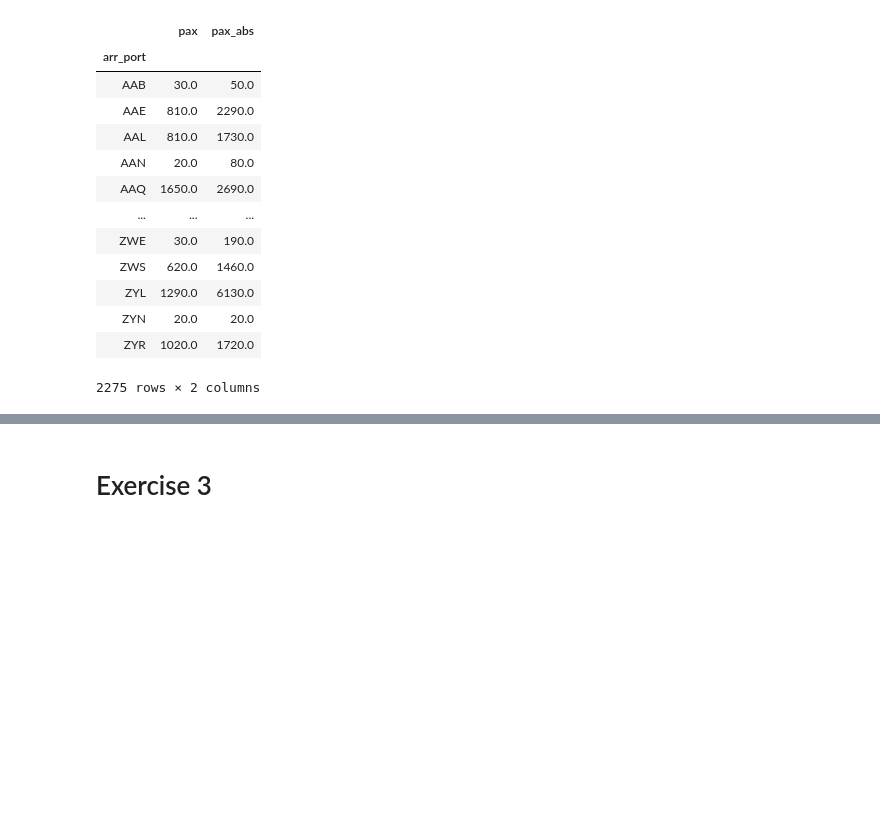
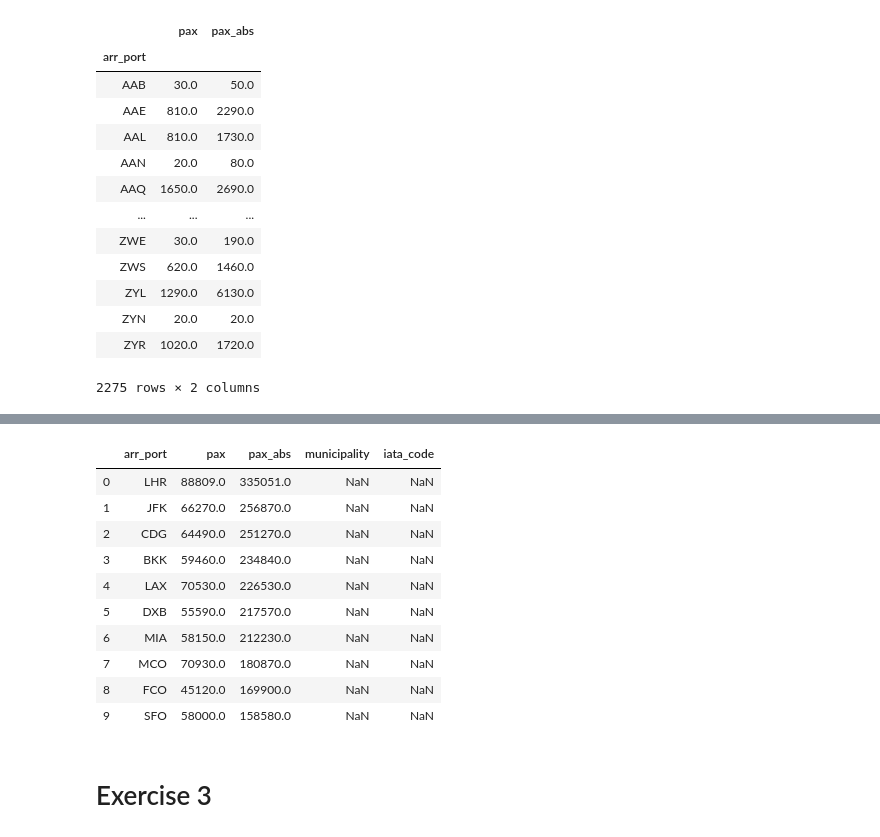
Before and after one commit to daniel-isidro/amadeus_challenge, a Jupyter notebook: amadeus_challenge.ipynb, the cells around one changed output, grey strips where cells are left out. Cells and saved outputs as stored; diff of their text form; code cells hidden in the pictures; blank space fills up the shorter version.

Commit message:
Trying bonus exercise 2: match codes with city names

```diff
--- a/amadeus_challenge.ipynb
+++ b/amadeus_challenge.ipynb
@@ -282,7 +284,7 @@ df_bookings.groupby('arr_port').sum()
 # %%
 ### SOLUTION OF EXERCISE 2
 
-df_most_booked = df_bookings.groupby('arr_port').sum().sort_values(by='pax_abs', ascending=False).head(10)['pax_abs']
+df_most_booked = df_bookings.groupby('arr_port').sum().sort_values(by='pax_abs', ascending=False).head(10)
 # %%
 df_most_booked
 # %% [output]
@@ -300,0 +303,2 @@ Name: pax_abs, dtype: float64
+# %%
+df_most_booked.reset_index(level=0, inplace=True)
@@ -300,0 +319,3 @@ Name: pax_abs, dtype: float64
+# %%
+# Bonus: Matching airport codes with cities stores in CSV file
+df_codes = pd.read_csv('airport-codes.csv', usecols=['iata_code', 'municipality'])
@@ -301,3 +338,18 @@ Name: pax_abs, dtype: float64
+# %%
+results = df_most_booked.merge(df_codes,left_on='arr_port', right_on='iata_code', how='left')
+results
+# %% [output]
+|  | arr_port | pax | pax_abs | municipality | iata_code |
+| 0 | LHR | 88809.0 | 335051.0 | NaN | NaN |
+| 1 | JFK | 66270.0 | 256870.0 | NaN | NaN |
+| 2 | CDG | 64490.0 | 251270.0 | NaN | NaN |
+| 3 | BKK | 59460.0 | 234840.0 | NaN | NaN |
+| 4 | LAX | 70530.0 | 226530.0 | NaN | NaN |
+| 5 | DXB | 55590.0 | 217570.0 | NaN | NaN |
+| 6 | MIA | 58150.0 | 212230.0 | NaN | NaN |
+| 7 | MCO | 70930.0 | 180870.0 | NaN | NaN |
+| 8 | FCO | 45120.0 | 169900.0 | NaN | NaN |
+| 9 | SFO | 58000.0 | 158580.0 | NaN | NaN |
 # %% [markdown]
 # Exercise 3
 # %%
```
Also changed, not shown: parts of 9 cells of this notebook.
